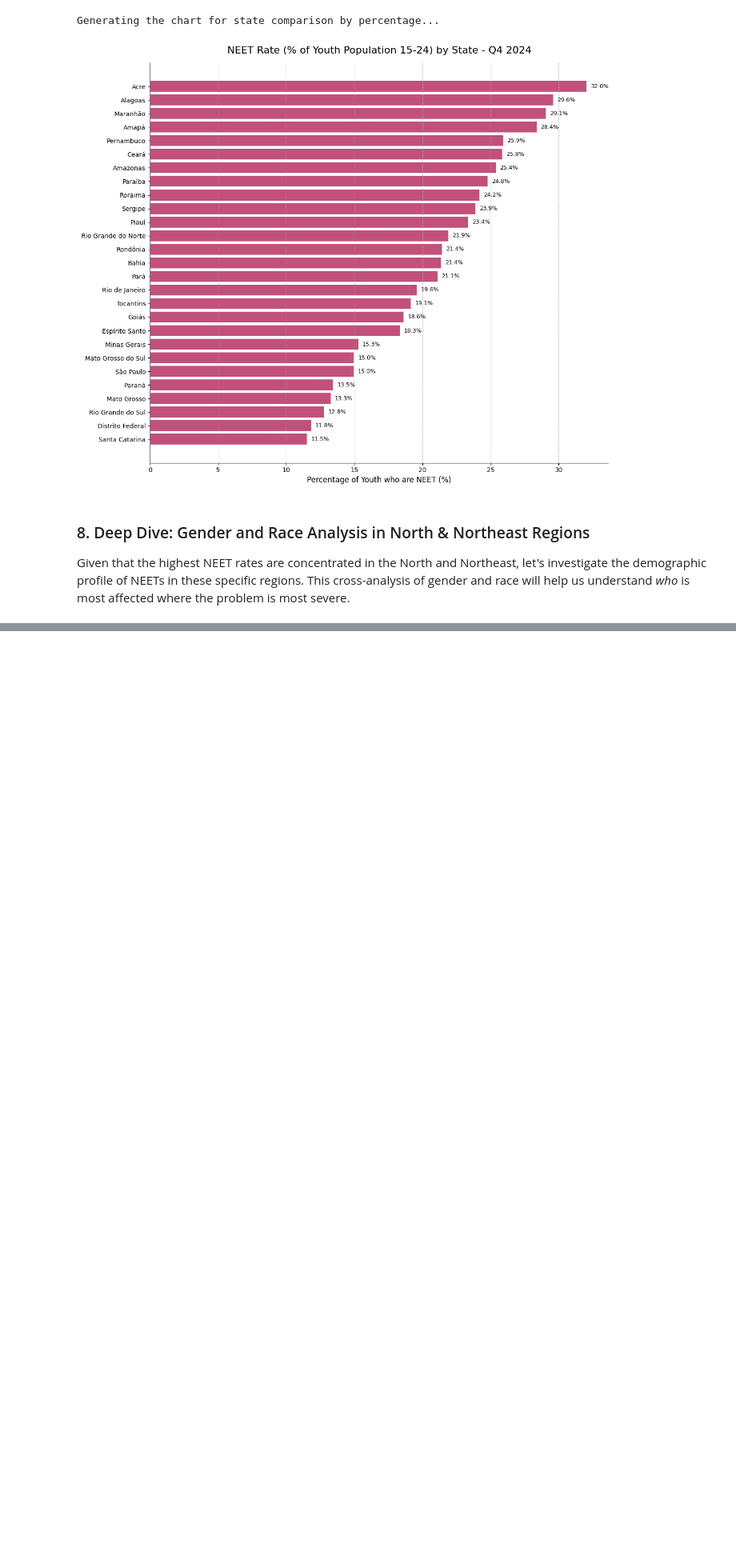
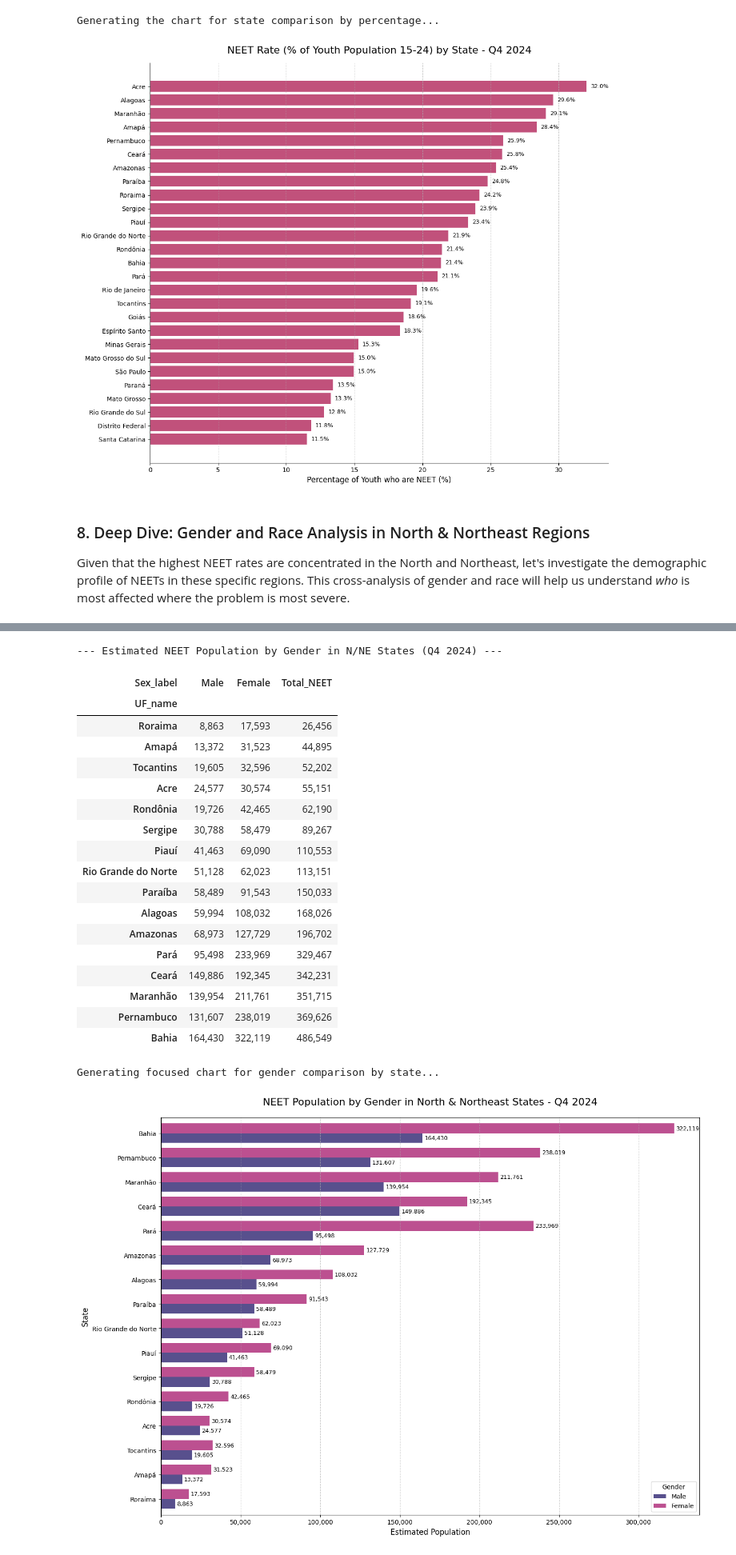
Before and after one commit to Ligia-pdf/NEETBrazil, a Jupyter notebook: analysis2024.ipynb, the cells around one changed output, grey strips where cells are left out. Shown: that part at 80% size. Drawn from its saved outputs; the diff is of its cells as text; code cells hidden in the pictures; blank space fills up the shorter version.

Commit message:
gender in north

```diff
--- a/analysis2024.ipynb
+++ b/analysis2024.ipynb
@@ -396,0 +419,63 @@ else:
+# %%
+# Filter our main NEET dataframe to only include these states
+df_neet_regions = df_neet[df_neet['UF_name'].isin(north_northeast_states)].copy()
+
+# Group by state (UF_name) and gender (Sex_label), then sum the weights
+gender_by_state_regions = df_neet_regions.groupby(['UF_name', 'Sex_label'])['Weight_V1028'].sum()
+
+# Pivot the data to have states as rows and genders as columns
+gender_pivot_regions = gender_by_state_regions.unstack().fillna(0)
+
+# Add a 'Total' column to sort by, making the chart more organized
+gender_pivot_regions['Total_NEET'] = gender_pivot_regions['Male'] + gender_pivot_regions['Female']
+gender_pivot_sorted_regions = gender_pivot_regions.sort_values(by='Total_NEET', ascending=True)
+
+print("\n--- Estimated NEET Population by Gender in N/NE States (Q4 2024) ---")
+display(gender_pivot_sorted_regions[['Male', 'Female', 'Total_NEET']].applymap('{:,.0f}'.format))
+
+
+ax = gender_pivot_sorted_regions[['Male', 'Female']].plot(
+    kind='barh', # Horizontal bar chart is better for many categories
+    figsize=(14, 10),
+    color={'Male': '#58508d', 'Female': '#bc5090'},
+    width=0.8
+)
+
+# Add titles and labels
+ax.set_title('NEET Population by Gender in North & Northeast States - Q4 2024', fontsize=16, pad=20)
+ax.set_xlabel('Estimated Population', fontsize=12)
+ax.set_ylabel('State', fontsize=12)
+
+# Formatting
+ax.xaxis.grid(True, linestyle='--', alpha=0.7)
+ax.get_xaxis().set_major_formatter(plt.FuncFormatter(lambda x, loc: "{:,.0f}".format(int(x))))
+ax.legend(title='Gender')
+
+# Add data labels for each bar
+for container in ax.containers:
+    ax.bar_label(container, fmt='{:,.0f}', label_type='edge', padding=3, fontsize=9)
+
+plt.tight_layout()
+plt.show()
+# %% [output]
+--- Estimated NEET Population by Gender in N/NE States (Q4 2024) ---
+| Sex_label | Male | Female | Total_NEET |
+| UF_name |  |  |  |
+| Roraima | 8,863 | 17,593 | 26,456 |
+| Amapá | 13,372 | 31,523 | 44,895 |
+| Tocantins | 19,605 | 32,596 | 52,202 |
+| Acre | 24,577 | 30,574 | 55,151 |
+| Rondônia | 19,726 | 42,465 | 62,190 |
+| Sergipe | 30,788 | 58,479 | 89,267 |
+| Piauí | 41,463 | 69,090 | 110,553 |
+| Rio Grande do Norte | 51,128 | 62,023 | 113,151 |
+| Paraíba | 58,489 | 91,543 | 150,033 |
+| Alagoas | 59,994 | 108,032 | 168,026 |
+| Amazonas | 68,973 | 127,729 | 196,702 |
+| Pará | 95,498 | 233,969 | 329,467 |
+| Ceará | 149,886 | 192,345 | 342,231 |
+| Maranhão | 139,954 | 211,761 | 351,715 |
+| Pernambuco | 131,607 | 238,019 | 369,626 |
+| Bahia | 164,430 | 322,119 | 486,549 |
+Generating focused chart for gender comparison by state...
+[figure, added]
```
Also changed, not shown: parts of 4 cells of this notebook.
